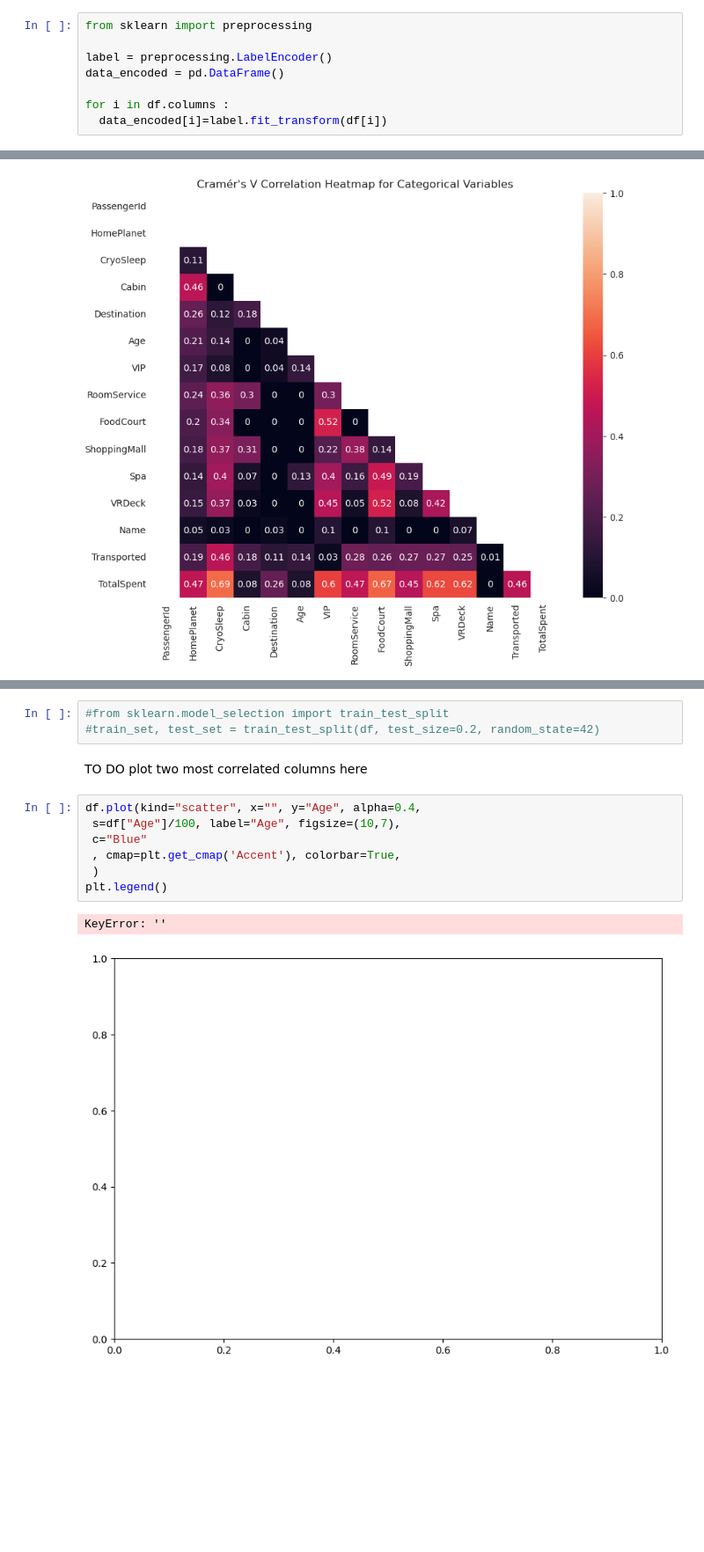
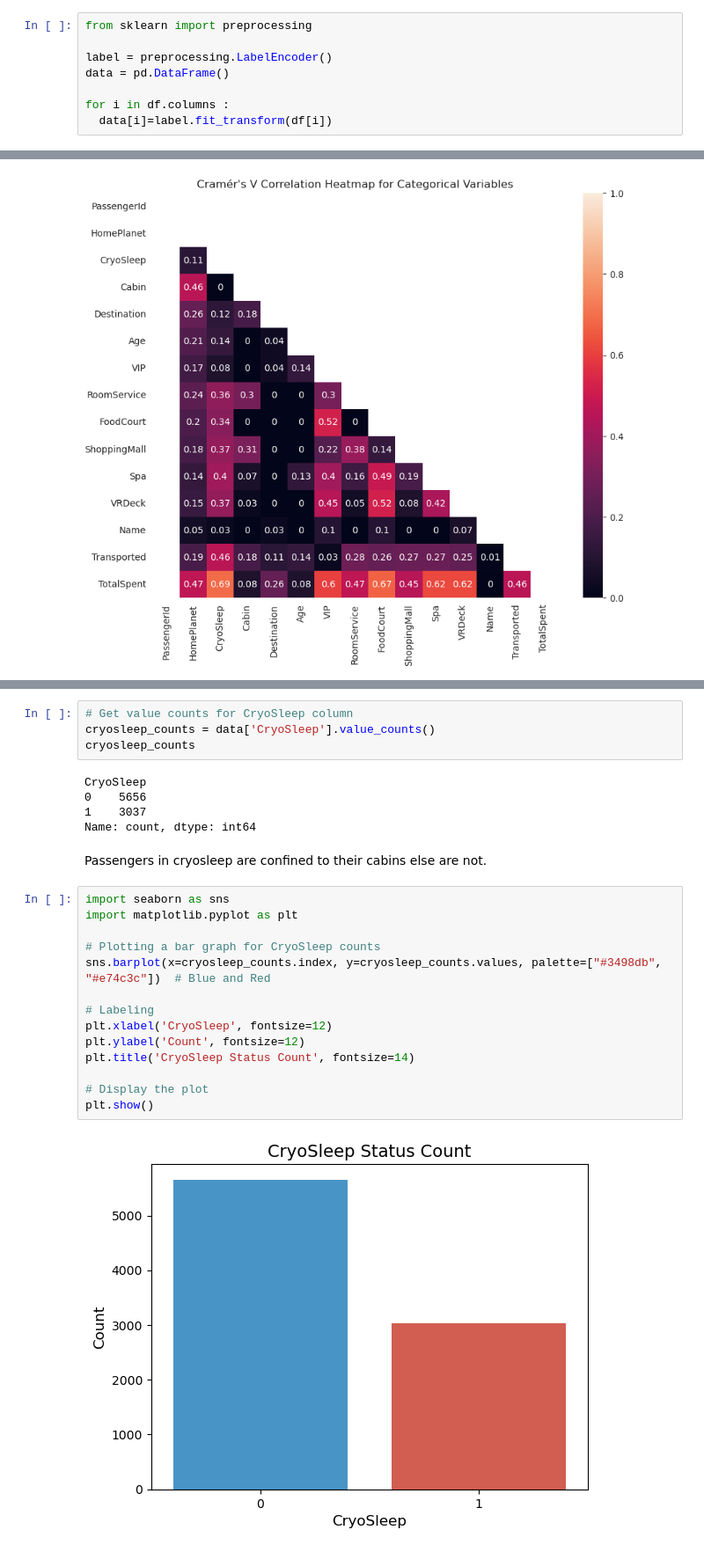
Before and after one commit to 22f3000082/ML-project, a Jupyter notebook: spaceship.ipynb, the cells around one changed output, grey strips where cells are left out. Shown: that part at 88% size. Cells and saved outputs as stored; diff of their text form; blank space fills up the shorter version.

Commit message:
Graphs

```diff
--- a/spaceship.ipynb
+++ b/spaceship.ipynb
@@ -313,8 +313,8 @@ LABEL ENCODING
 from sklearn import preprocessing
 
 label = preprocessing.LabelEncoder()
-data_encoded = pd.DataFrame()
+data = pd.DataFrame()
 
 for i in df.columns :
-  data_encoded[i]=label.fit_transform(df[i])
+  data[i]=label.fit_transform(df[i])
 # %%
@@ -411,16 +409,27 @@ Splitting the dataset
-# %%
-#from sklearn.model_selection import train_test_split
-#train_set, test_set = train_test_split(df, test_size=0.2, random_state=42)
-# %% [markdown]
-TO DO
-plot two most correlated columns here
-# %%
-df.plot(kind="scatter", x="", y="Age", alpha=0.4,
- s=df["Age"]/100, label="Age", figsize=(10,7),
- c="Blue"
- , cmap=plt.get_cmap('Accent'), colorbar=True,
- )
-plt.legend()
-# %% [output]
-KeyError: ''
-[figure, removed]
+# %%
+# Get value counts for CryoSleep column
+cryosleep_counts = data['CryoSleep'].value_counts()
+cryosleep_counts
+# %% [output]
+CryoSleep
+0    5656
+1    3037
+Name: count, dtype: int64
+# %% [markdown]
+Passengers in cryosleep are confined to their cabins else are not.
+# %%
+import seaborn as sns
+import matplotlib.pyplot as plt
+
+# Plotting a bar graph for CryoSleep counts
+sns.barplot(x=cryosleep_counts.index, y=cryosleep_counts.values, palette=["#3498db", "#e74c3c"])  # Blue and Red
+
+# Labeling
+plt.xlabel('CryoSleep', fontsize=12)
+plt.ylabel('Count', fontsize=12)
+plt.title('CryoSleep Status Count', fontsize=14)
+
+# Display the plot
+plt.show()
+# %% [output]
+[figure, added]
```
Also changed, not shown: parts of 8 cells of this notebook.
